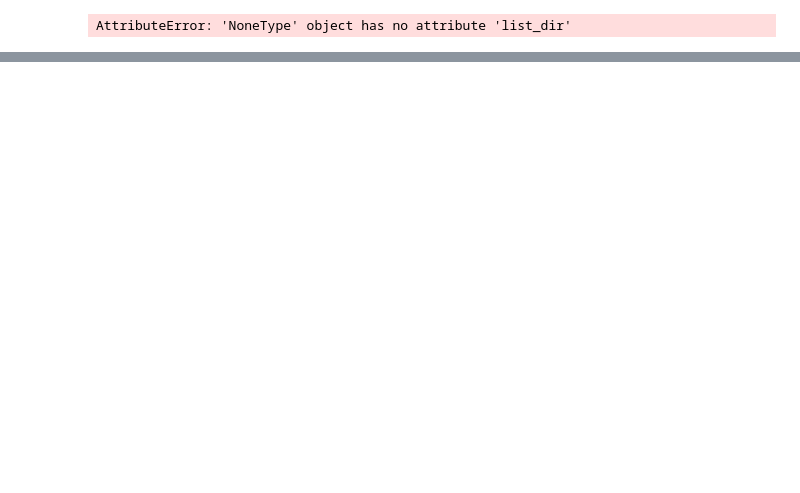
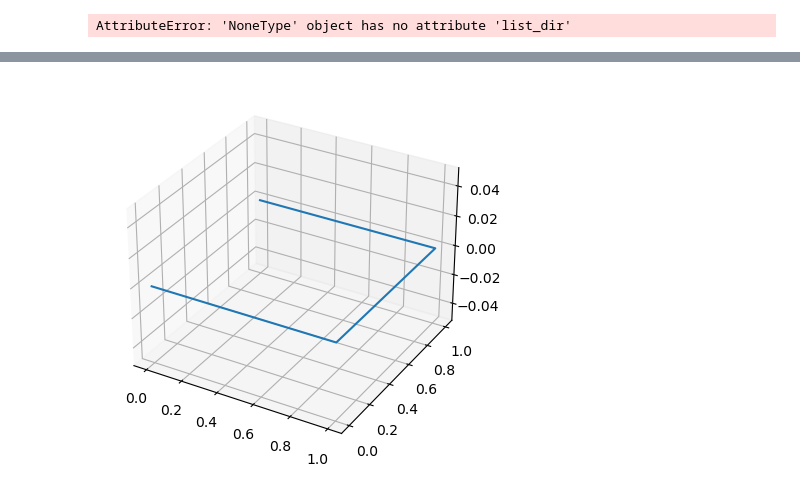
Before and after one commit to Octavius26/snake-cube, a Jupyter notebook: solver.ipynb, the cells around one changed output, grey strips where cells are left out. Cells and saved outputs as stored; diff of their text form; code cells hidden in the pictures; blank space fills up the shorter version.

Commit message:
Ajout de plot3D

```diff
--- a/solver.ipynb
+++ b/solver.ipynb
@@ -87,0 +129,16 @@ AttributeError: 'NoneType' object has no attribute 'list_dir'
+# %%
+import matplotlib.pyplot as plt
+from mpl_toolkits.mplot3d import Axes3D
+
+fig = plt.figure()
+ax = fig.add_subplot(111, projection='3d')
+
+x = [0,1,1,0]
+y = [0,0,1,1]
+z = [0,0,0,0]
+
+plt.plot(x, y, z)
+
+plt.show()
+# %% [output]
+[figure, added]
```
Also changed, not shown: parts of 7 cells of this notebook, 1 other file.
